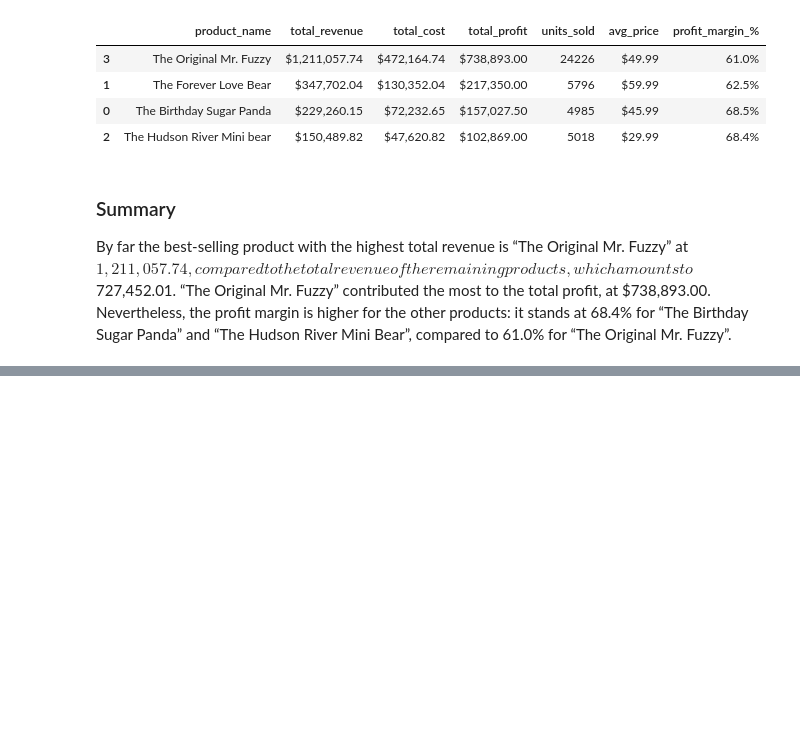
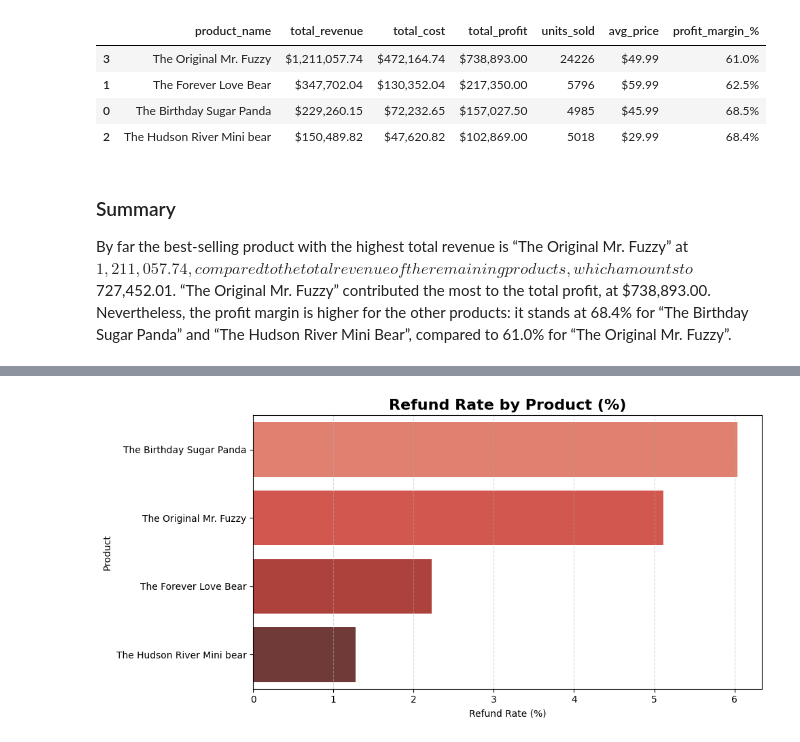
Before and after one commit to timleiler/Sales-Analysis, a Jupyter notebook: Code/4_Analysis.ipynb, the cells around one changed output, grey strips where cells are left out. Cells and saved outputs as stored; diff of their text form; code cells hidden in the pictures; blank space fills up the shorter version.

Commit message:
Refund Analysis_1

```diff
--- a/Code/4_Analysis.ipynb
+++ b/Code/4_Analysis.ipynb
@@ -245,0 +250,18 @@ By far the best-selling product with the highest total revenue is “The Origina
+# %%
+
+refund_summary = (df_sales.groupby("product_name").agg(
+    units_sold = ("order_item_id", "count"),
+    units_refunded  = ("is_refunded", "sum"),
+    revenue = ("price_usd", "sum"),
+    refund_amount = ("refund_amount_usd","sum")
+    )
+    .reset_index()
+)
+
+refund_summary["refund_rate_%"] = ((refund_summary["units_refunded"]/ refund_summary["units_sold"]) * 100).round(2)
+
+refund_summary["revenue_lost_%"] = ((refund_summary["refund_amount"] / refund_summary["revenue"]) * 100).round(2)
+
+refund_summary = refund_summary.sort_values("refund_rate_%", ascending=False)
+
+print(refund_summary.to_string(index=False))
@@ -245,0 +274,15 @@ By far the best-selling product with the highest total revenue is “The Origina
+# %%
+# Plot - Refund Rate by Product
+
+fig, ax = plt.subplots(figsize=(10, 5))
+
+sns.barplot(data=refund_summary, x="refund_rate_%", y="product_name", hue="product_name", palette="Reds_d", ax=ax)
+
+ax.set_title("Refund Rate by Product (%)", fontsize=16, fontweight="bold")
+ax.set_xlabel("Refund Rate (%)")
+ax.set_ylabel("Product")
+ax.grid(axis="x", linestyle="--", alpha=0.5)
+plt.tight_layout()
+plt.show()
+# %% [output]
+[figure, added]
```
Also changed, not shown: parts of 6 cells of this notebook.
